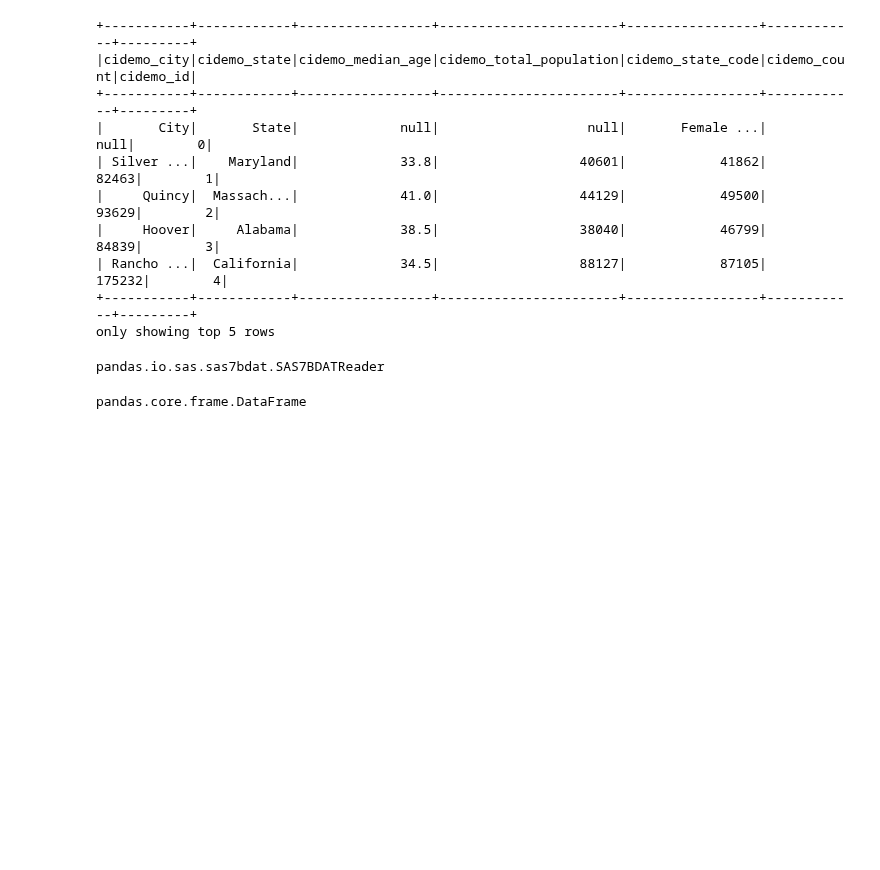
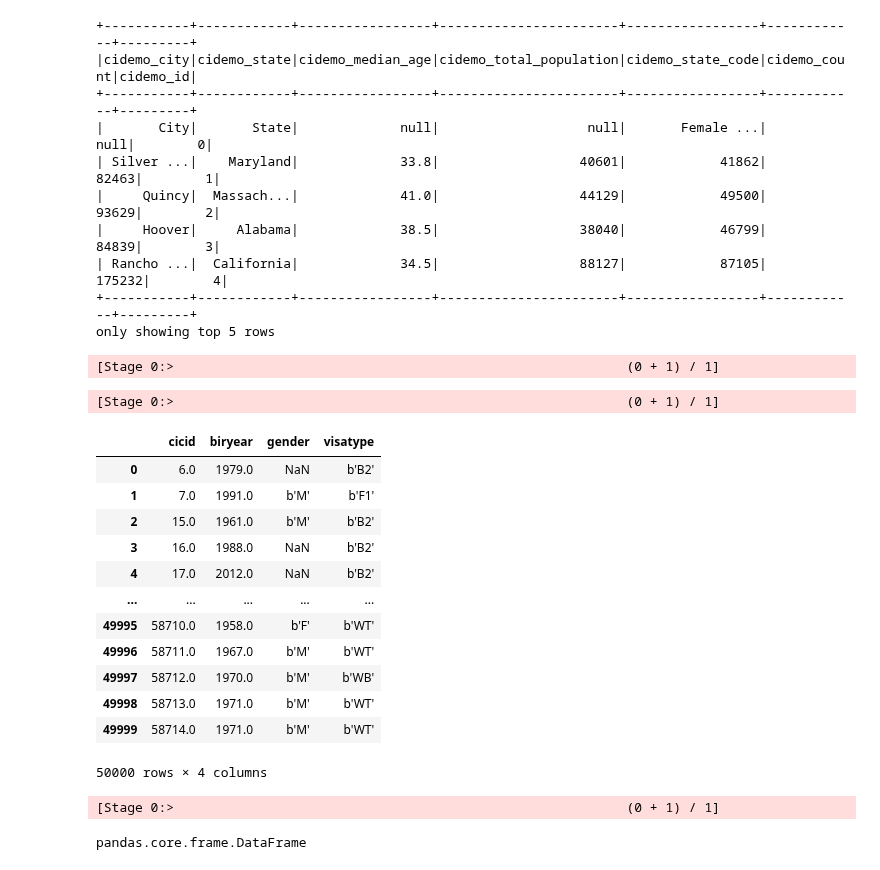
Before and after one commit to NickHuangbeauty/udacity_capstone_project, a Jupyter notebook: aws_emr_steps/practice_and_learn_aws_emr_process.ipynb, the cells around one changed output. Drawn from its saved outputs; the diff is of its cells as text; code cells hidden in the pictures; blank space fills up the shorter version.

```diff
--- a/aws_emr_steps/practice_and_learn_aws_emr_process.ipynb
+++ b/aws_emr_steps/practice_and_learn_aws_emr_process.ipynb
@@ -232,10 +238,9 @@ from sas7bdat import SAS7BDAT
 # Dealing with multiple data files
 # TODO: Make a def for doing this.
 # Method1: Using pandas to read file.
-pdf_immigration = pd.read_sas(imm_data, format='sas7bdat', iterator=True, chunksize=50000)
+pdf_immigration = pd.read_sas(imm_data, format='sas7bdat', iterator=True, chunksize=5000000)
 # pdf_immigration = pd.read_sas(imm_data, format='sas7bdat')
 
-# imm_chunks_1 = list(pdf_immigration)
-type(pdf_immigration)
+imm_chunks_1 = list(pdf_immigration)
 # %% [output]
-pandas.io.sas.sas7bdat.SAS7BDATReader
+[Stage 0:>                                                          (0 + 1) / 1]
@@ -242,3 +249,28 @@ pandas.io.sas.sas7bdat.SAS7BDATReader
+# %%
+# imm_chunks_1[['cicid', 'biryear', 'gender', 'visatype']]
+# imm_chunks_1[:]
+imm_person = []
+for data in imm_chunks_1:
+    imm_person.append(data[['cicid', 'biryear', 'gender', 'visatype']])
+# %% [output]
+[Stage 0:>                                                          (0 + 1) / 1]
+# %%
+imm_person[0]
+# %% [output]
+|  | cicid | biryear | gender | visatype |
+| 0 | 6.0 | 1979.0 | NaN | b'B2' |
+| 1 | 7.0 | 1991.0 | b'M' | b'F1' |
+| 2 | 15.0 | 1961.0 | b'M' | b'B2' |
+| 3 | 16.0 | 1988.0 | NaN | b'B2' |
+| 4 | 17.0 | 2012.0 | NaN | b'B2' |
+| ... | ... | ... | ... | ... |
+| 49995 | 58710.0 | 1958.0 | b'F' | b'WT' |
+| 49996 | 58711.0 | 1967.0 | b'M' | b'WT' |
+| 49997 | 58712.0 | 1970.0 | b'M' | b'WB' |
+| 49998 | 58713.0 | 1971.0 | b'M' | b'WT' |
+| 49999 | 58714.0 | 1971.0 | b'M' | b'WT' |
+50000 rows × 4 columns
+[Stage 0:>                                                          (0 + 1) / 1]
 # %%
 # Using rdd to read data.
 # rdd = spark.sparkContext.parallelize(imm_chunks_1)
```
Also changed, not shown: parts of 9 cells of this notebook.
